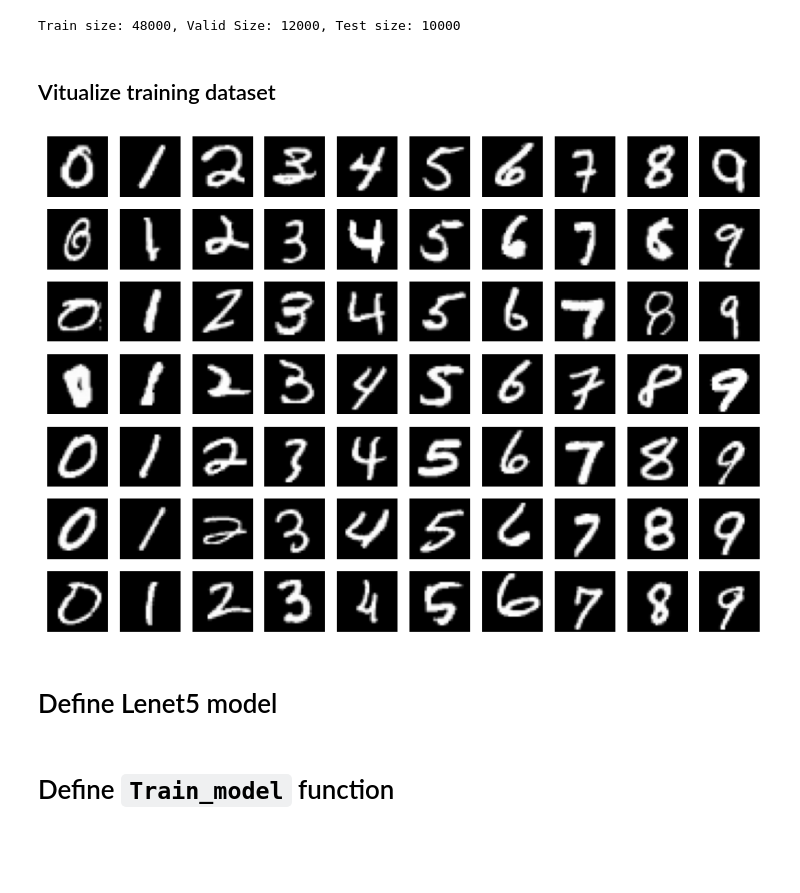
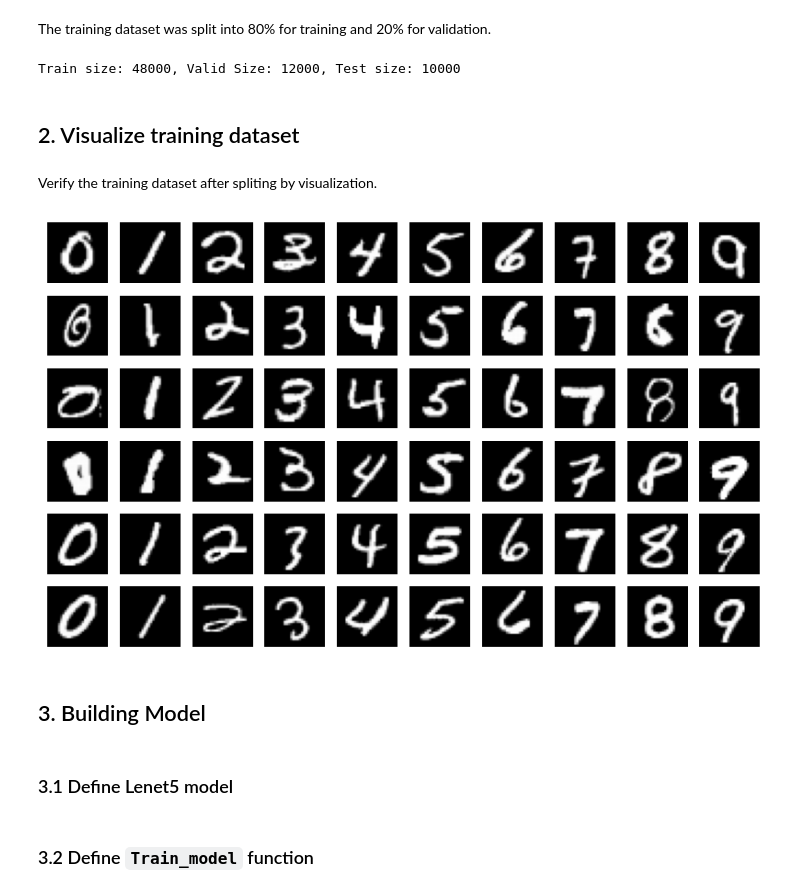
Before and after one commit to QioCas/DL-final-project, a Jupyter notebook: report.ipynb, the cells around one changed output. Saved outputs shown, nothing was run; the diff lists cells and outputs as text; code cells hidden in the pictures; blank space fills up the shorter version.

```diff
--- a/report.ipynb
+++ b/report.ipynb
@@ -3,3 +8,5 @@
+# %% [markdown]
+The training dataset was split into 80% for training and 20% for validation.
 # %%
 import torchvision
 import torch
@@ -31,23 +38,27 @@ print(f"Train size: {len(trainsubset)}, Valid Size: {len(valsubset)}, Test size:
 # %% [output]
 Train size: 48000, Valid Size: 12000, Test size: 10000
 # %% [markdown]
-## Vitualize training dataset
+## 2. Visualize training dataset
+# %% [markdown]
+Verify the training dataset after spliting by visualization.
 # %%
-fig, axes = plt.subplots(7, 10, figsize=(10, 7))
+fig, axes = plt.subplots(6, 10, figsize=(10, 6))
 j = 0
 
 for i, ax in enumerate(axes.flat):
     image, label = trainsubset[j]
     while label != i % 10:
         j += 1
         image, label = trainsubset[j]
 
     ax.imshow(image[0], cmap='gray')
     ax.axis('off')
 # %% [output]
-[figure, old version]
+[figure, new version]
+# %% [markdown]
+## 3. Building Model
 # %% [markdown]
-# Define Lenet5 model
+### 3.1 Define Lenet5 model
 # %%
 class LeNet5(nn.Module):
     def __init__(self):
@@ -86,7 +97,7 @@ class LeNet5(nn.Module):
 
         return x
 # %% [markdown]
-# Define `Train_model` function
+### 3.2 Define `Train_model` function
 # %%
 def Train_model():
     model.train()
```
Also changed, not shown: parts of 23 cells of this notebook.
